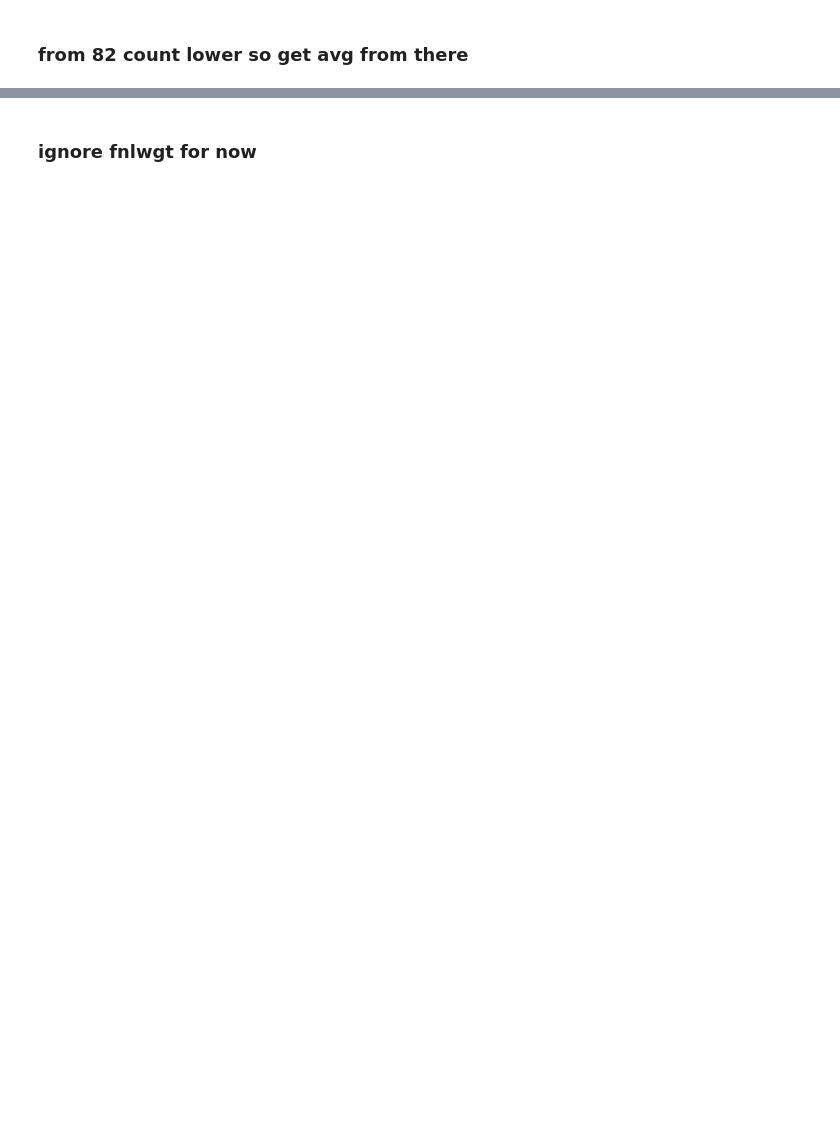
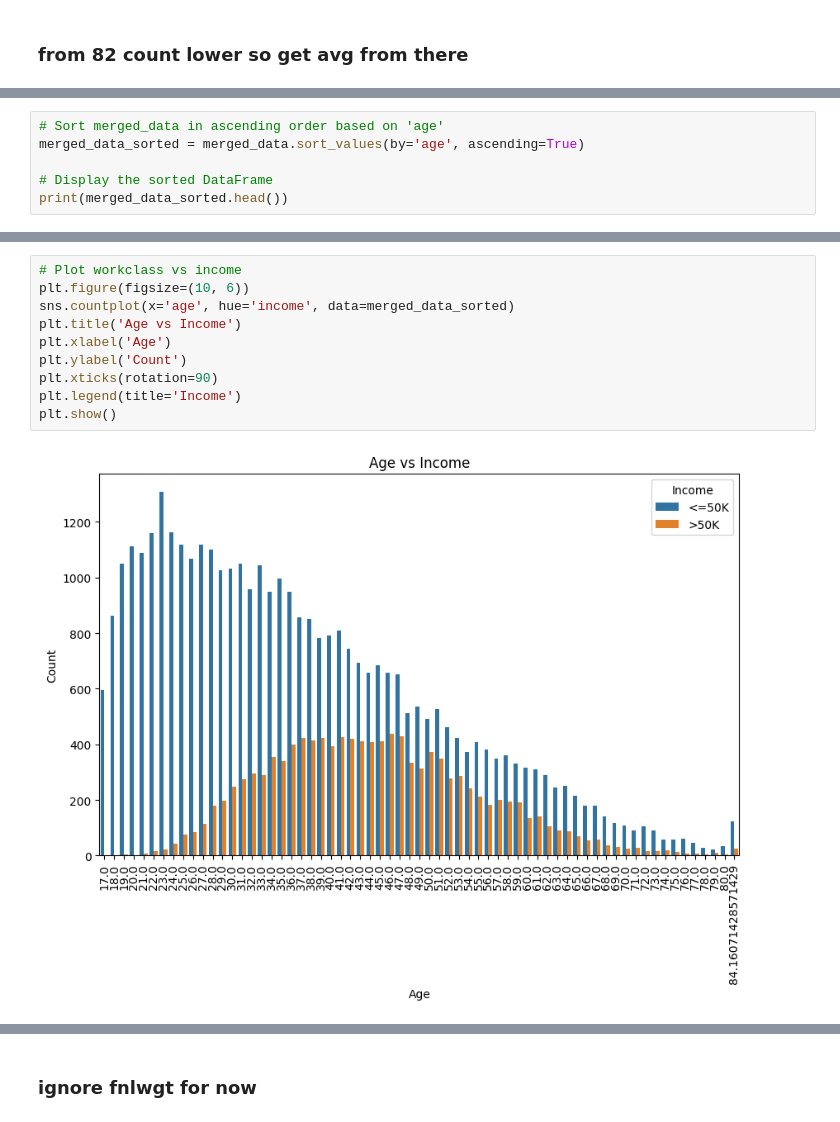
Before and after one commit to ThiseniSenethma/Prediction-of-income-per-year-based-on-Census-Data-with-Na-ve-Bayes-and-Random-Forest-Classification, a Jupyter notebook: ML_cw.ipynb, the cells around one changed output, grey strips where cells are left out. Saved outputs shown, nothing was run; the diff lists cells and outputs as text; blank space fills up the shorter version.

```diff
--- a/ML_cw.ipynb
+++ b/ML_cw.ipynb
@@ -377,0 +432,6 @@ plt.show()
+# %%
+# Sort merged_data in ascending order based on 'age'
+merged_data_sorted = merged_data.sort_values(by='age', ascending=True)
+
+# Display the sorted DataFrame
+print(merged_data_sorted.head())
@@ -378 +459,13 @@ plt.show()
+# %%
+# Plot workclass vs income
+plt.figure(figsize=(10, 6))
+sns.countplot(x='age', hue='income', data=merged_data_sorted)
+plt.title('Age vs Income')
+plt.xlabel('Age')
+plt.ylabel('Count')
+plt.xticks(rotation=90)
+plt.legend(title='Income')
+plt.show()
+# %% [output]
+[figure, added]
 # %%
```
Also changed, not shown: parts of 58 cells of this notebook.
